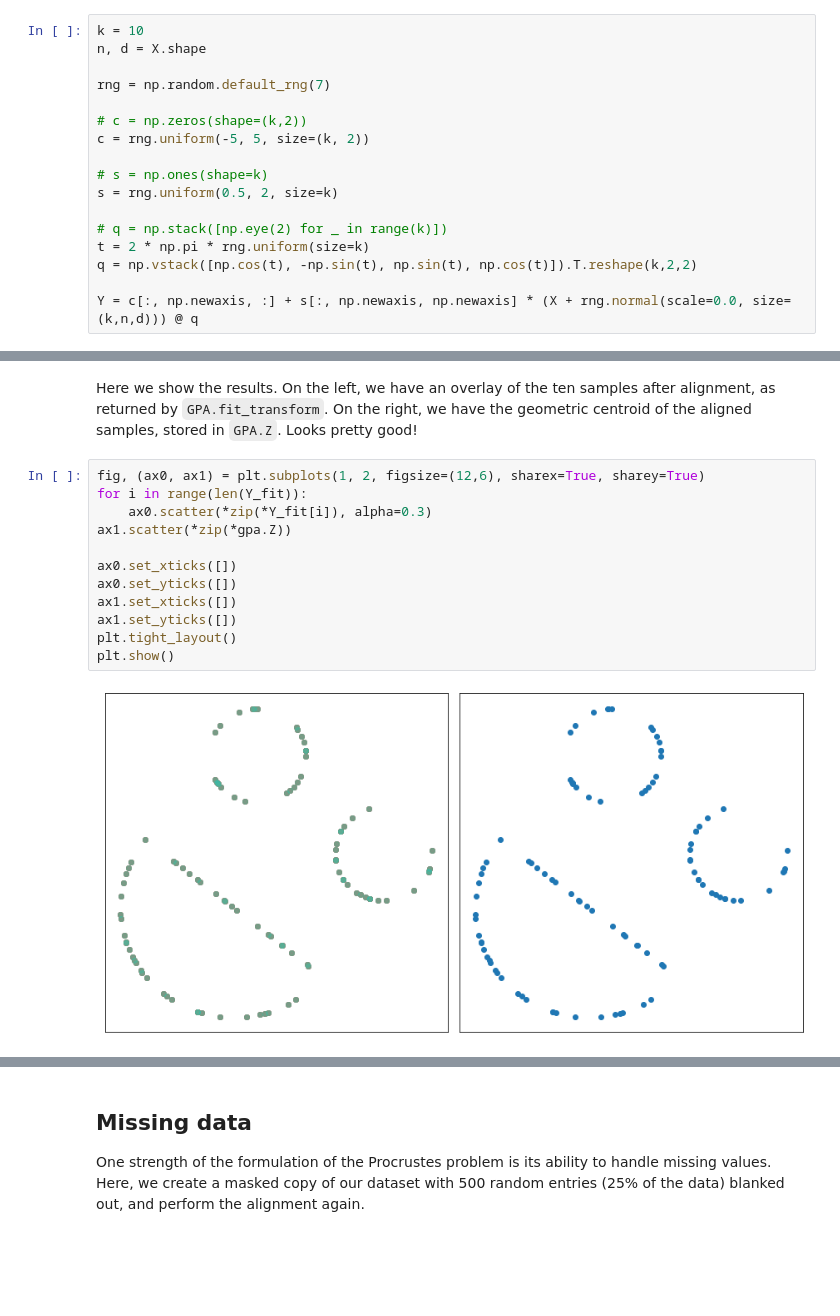
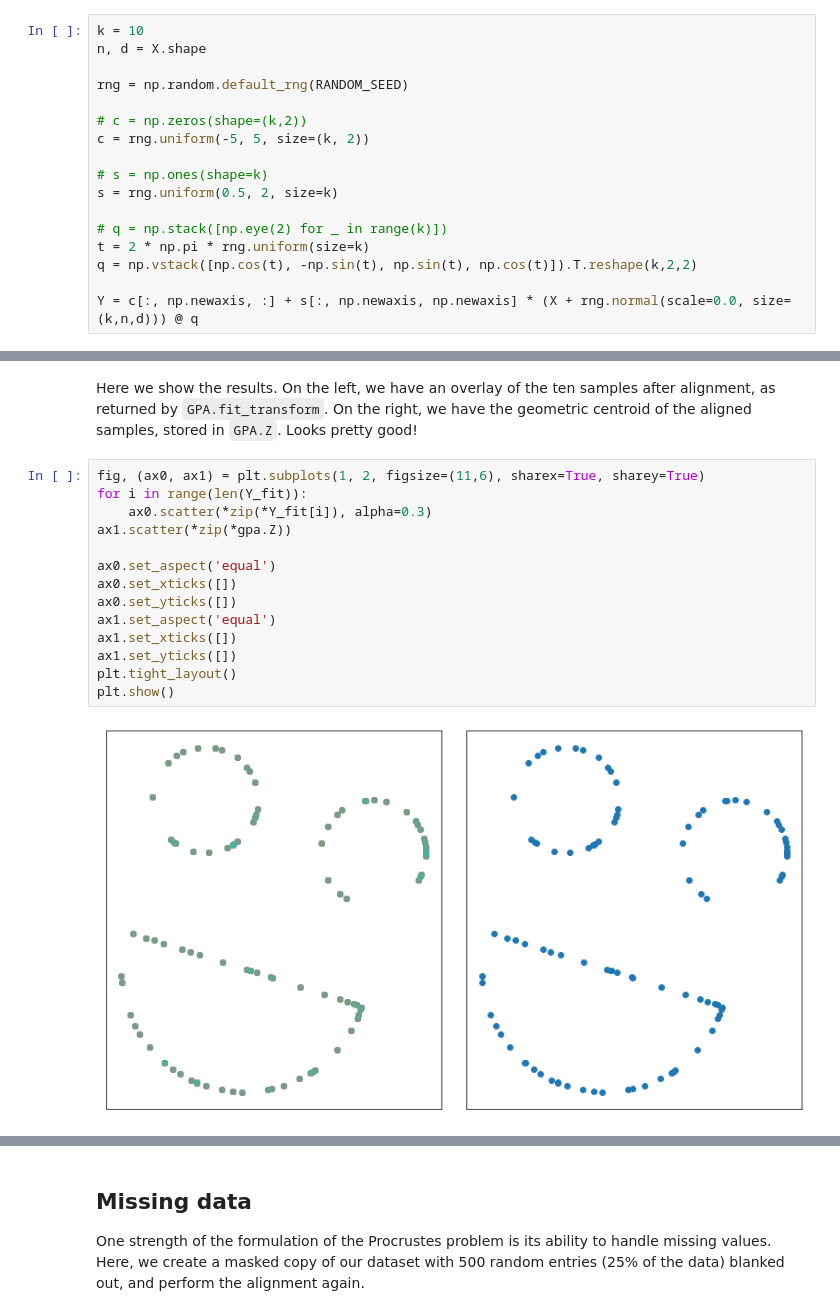
Before and after one commit to jhfung/Procrustes, a Jupyter notebook: vignette.ipynb, the cells around one changed output, grey strips where cells are left out. Drawn from its saved outputs; the diff is of its cells as text; blank space fills up the shorter version.

```diff
--- a/vignette.ipynb
+++ b/vignette.ipynb
@@ -42,7 +45,7 @@ Note that the input to `GPA` is a $k \times n \times d$ `numpy` array, where:
 k = 10
 n, d = X.shape
 
-rng = np.random.default_rng(7)
+rng = np.random.default_rng(RANDOM_SEED)
 
 # c = np.zeros(shape=(k,2))
 c = rng.uniform(-5, 5, size=(k, 2))
@@ -86,19 +90,21 @@ Wall time: 5.43 ms
 # %% [markdown]
 Here we show the results.  On the left, we have an overlay of the ten samples after alignment, as returned by `GPA.fit_transform`.  On the right, we have the geometric centroid of the aligned samples, stored in `GPA.Z`.  Looks pretty good!
 # %%
-fig, (ax0, ax1) = plt.subplots(1, 2, figsize=(12,6), sharex=True, sharey=True)
+fig, (ax0, ax1) = plt.subplots(1, 2, figsize=(11,6), sharex=True, sharey=True)
 for i in range(len(Y_fit)):
     ax0.scatter(*zip(*Y_fit[i]), alpha=0.3)
 ax1.scatter(*zip(*gpa.Z))
 
+ax0.set_aspect('equal')
 ax0.set_xticks([])
 ax0.set_yticks([])
+ax1.set_aspect('equal')
 ax1.set_xticks([])
 ax1.set_yticks([])
 plt.tight_layout()
 plt.show()
 # %% [output]
-[figure, old version]
+[figure, new version]
 # %% [markdown]
 For finetuning, the optimal transformations found by the algorithm can be accessed via:
 - `GPA.c` for the translations $c$
```
Also changed, not shown: parts of 19 cells of this notebook.
